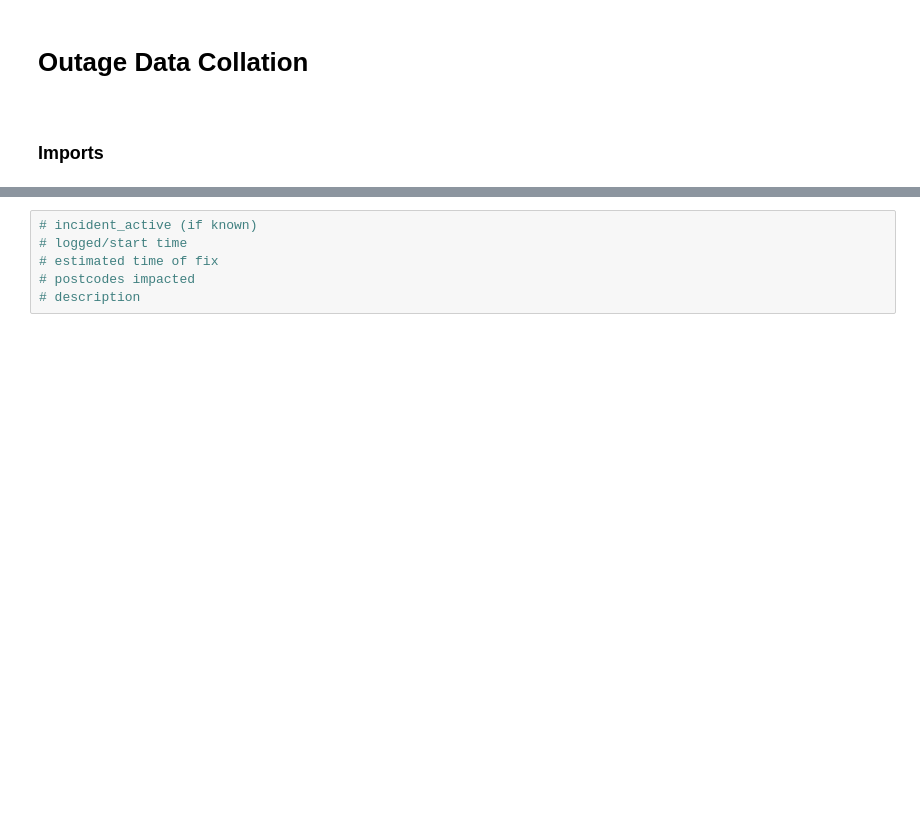
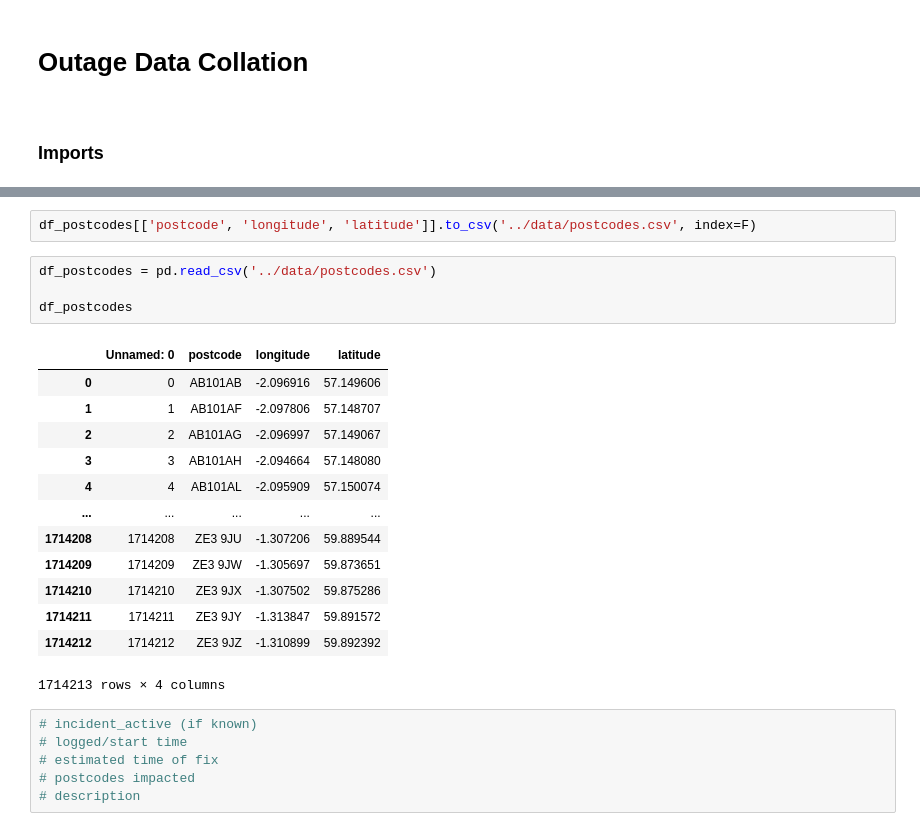
Before and after one commit to OSUKED/Outage-Watch, a Jupyter notebook: nbs/02-collation.ipynb, the cells around one changed output, grey strips where cells are left out. Cells and saved outputs as stored; diff of their text form; blank space fills up the shorter version.

```diff
--- a/nbs/02-collation.ipynb
+++ b/nbs/02-collation.ipynb
@@ -29,3 +70,23 @@ JSON([cleaned_incidents_info])
+# %%
+df_postcodes[['postcode', 'longitude', 'latitude']].to_csv('../data/postcodes.csv', index=F)
+# %%
+df_postcodes = pd.read_csv('../data/postcodes.csv')
+
+df_postcodes
+# %% [output]
+|  | Unnamed: 0 | postcode | longitude | latitude |
+| 0 | 0 | AB101AB | -2.096916 | 57.149606 |
+| 1 | 1 | AB101AF | -2.097806 | 57.148707 |
+| 2 | 2 | AB101AG | -2.096997 | 57.149067 |
+| 3 | 3 | AB101AH | -2.094664 | 57.148080 |
+| 4 | 4 | AB101AL | -2.095909 | 57.150074 |
+| ... | ... | ... | ... | ... |
+| 1714208 | 1714208 | ZE3 9JU | -1.307206 | 59.889544 |
+| 1714209 | 1714209 | ZE3 9JW | -1.305697 | 59.873651 |
+| 1714210 | 1714210 | ZE3 9JX | -1.307502 | 59.875286 |
+| 1714211 | 1714211 | ZE3 9JY | -1.313847 | 59.891572 |
+| 1714212 | 1714212 | ZE3 9JZ | -1.310899 | 59.892392 |
+1714213 rows × 4 columns
 # %%
 # incident_active (if known)
 # logged/start time
```
Also changed, not shown: parts of 8 cells of this notebook, 10 other files.
